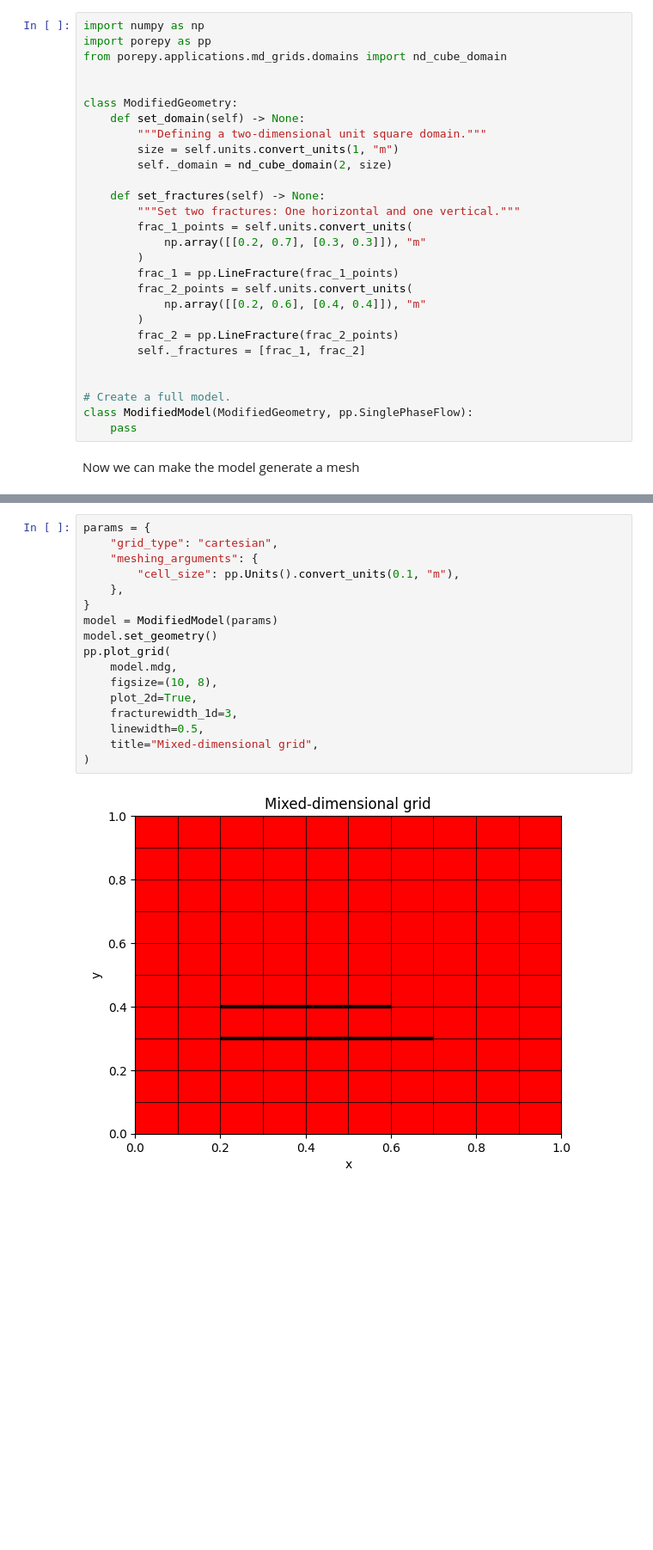
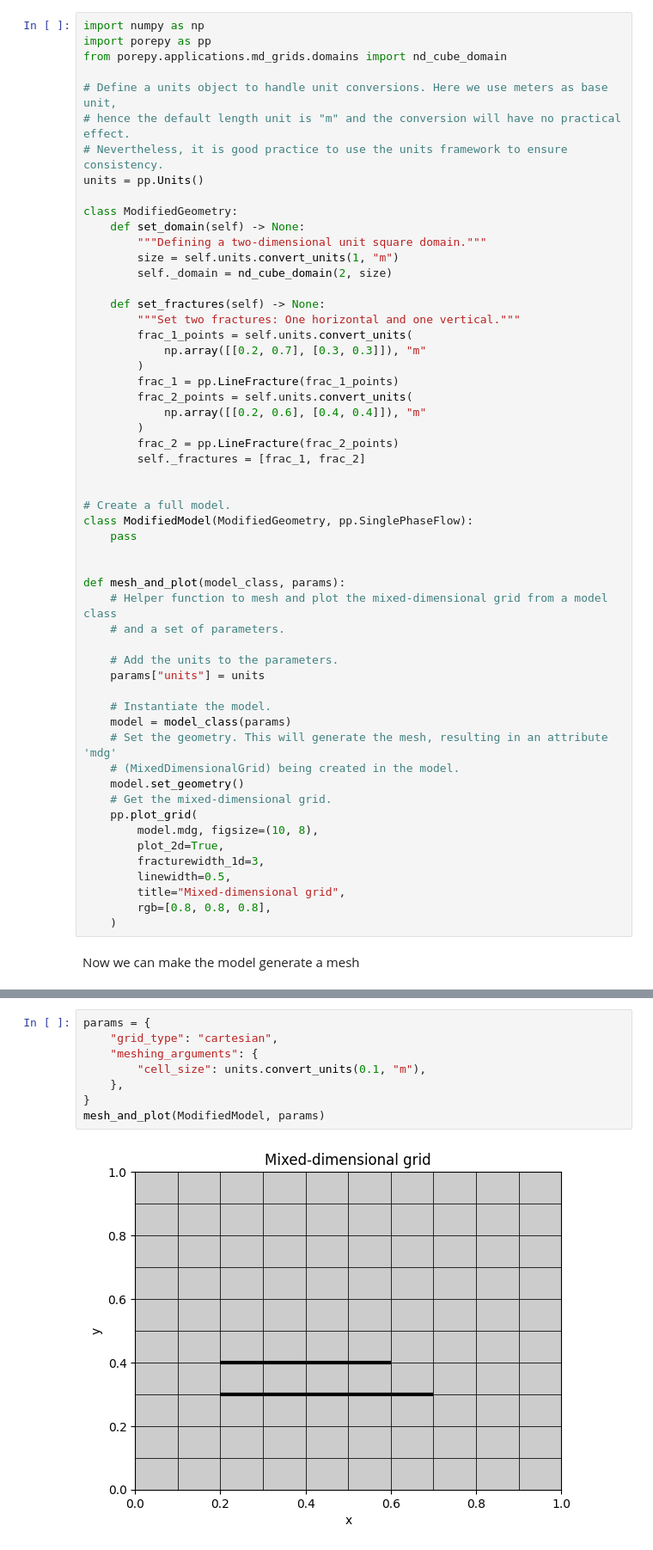
Before and after one commit to pmgbergen/porepy, a Jupyter notebook: tutorials/mixed_dimensional_grids.ipynb, the cells around one changed output, grey strips where cells are left out. Shown at 86% size. Drawn from its saved outputs; the diff is of its cells as text; blank space fills up the shorter version.

```diff
--- a/tutorials/mixed_dimensional_grids.ipynb
+++ b/tutorials/mixed_dimensional_grids.ipynb
@@ -15,6 +15,10 @@ import numpy as np
 import porepy as pp
 from porepy.applications.md_grids.domains import nd_cube_domain
 
+# Define a units object to handle unit conversions. Here we use meters as base unit,
+# hence the default length unit is "m" and the conversion will have no practical effect.
+# Nevertheless, it is good practice to use the units framework to ensure consistency.
+units = pp.Units()
 
 class ModifiedGeometry:
     def set_domain(self) -> None:
@@ -38,5 +42,28 @@ class ModifiedGeometry:
 # Create a full model.
 class ModifiedModel(ModifiedGeometry, pp.SinglePhaseFlow):
     pass
+
+
+def mesh_and_plot(model_class, params):
+    # Helper function to mesh and plot the mixed-dimensional grid from a model class
+    # and a set of parameters.
+
+    # Add the units to the parameters.
+    params["units"] = units
+
+    # Instantiate the model.
+    model = model_class(params)
+    # Set the geometry. This will generate the mesh, resulting in an attribute 'mdg'
+    # (MixedDimensionalGrid) being created in the model.
+    model.set_geometry()
+    # Get the mixed-dimensional grid.
+    pp.plot_grid(
+        model.mdg, figsize=(10, 8),
+        plot_2d=True,
+        fracturewidth_1d=3,
+        linewidth=0.5,
+        title="Mixed-dimensional grid",
+        rgb=[0.8, 0.8, 0.8],
+    )
 # %% [markdown]
 Now we can make the model generate a mesh
@@ -199,22 +334,13 @@ In cases where the domain is box-shaped (both 2d and 3d) and all fractures align
 # %%
 params = {
     "grid_type": "cartesian",
     "meshing_arguments": {
-        "cell_size": pp.Units().convert_units(0.1, "m"),
+        "cell_size": units.convert_units(0.1, "m"),
     },
 }
-model = ModifiedModel(params)
-model.set_geometry()
-pp.plot_grid(
-    model.mdg,
-    figsize=(10, 8),
-    plot_2d=True,
-    fracturewidth_1d=3,
-    linewidth=0.5,
-    title="Mixed-dimensional grid",
-)
+mesh_and_plot(ModifiedModel, params)
 # %% [output]
-[figure, old version]
+[figure, new version]
 # %% [markdown]
 Note that we here control the cell cells through the parameter `cell_size` - `cell_size_boundary` will not be seen under Cartesian meshing. It is possible to construct tensor product grids with non-uniform cells, but this is considered advanced functionality.
 
```
Also changed, not shown: parts of 15 cells of this notebook.
